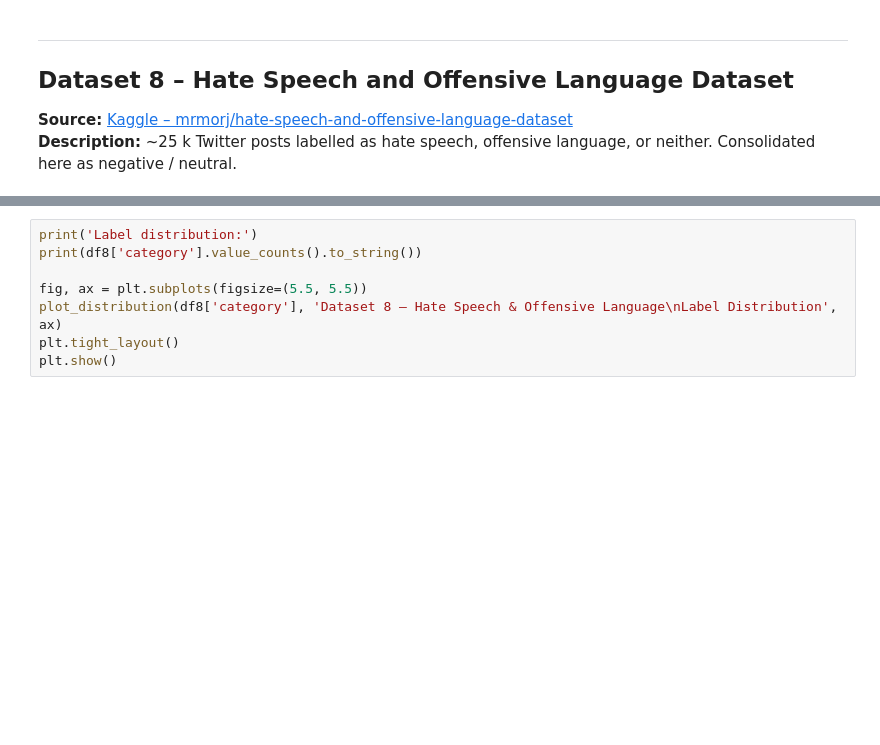
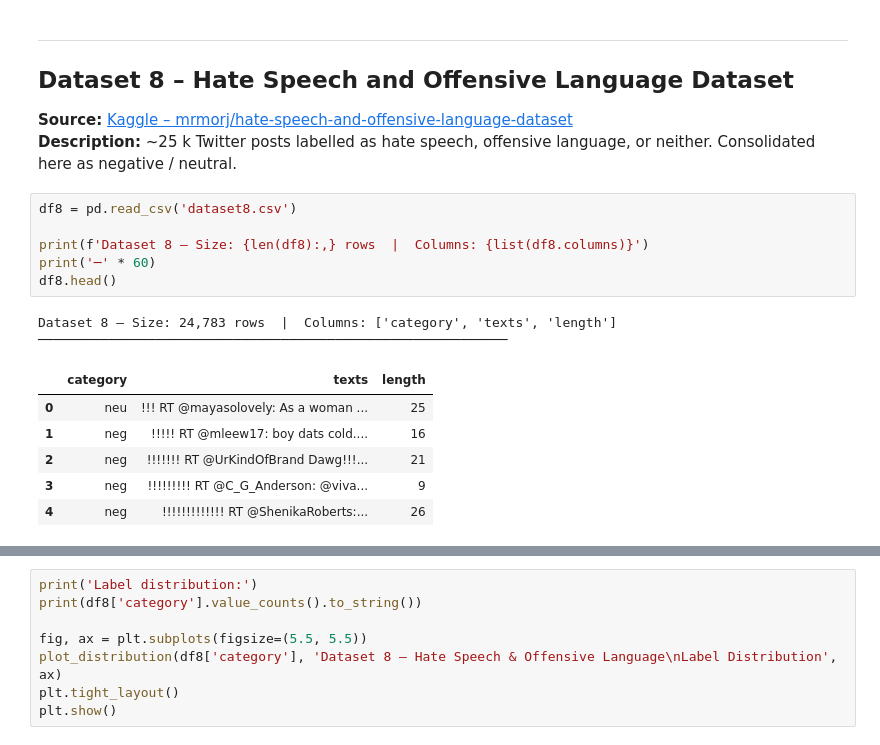
Before and after one commit to Takedaxz/THAI-MOD-Multilingual-Online-Toxicity-Detection-System, a Jupyter notebook: datasets/dataset_analysis.ipynb, the cells around one changed output, grey strips where cells are left out. Drawn from its saved outputs; the diff is of its cells as text; blank space fills up the shorter version.

```diff
--- a/datasets/dataset_analysis.ipynb
+++ b/datasets/dataset_analysis.ipynb
@@ -310,3 +310,18 @@ neu    914
 
 **Source:** [Kaggle – mrmorj/hate-speech-and-offensive-language-dataset](https://www.kaggle.com/datasets/mrmorj/hate-speech-and-offensive-language-dataset)
 **Description:** ~25 k Twitter posts labelled as hate speech, offensive language, or neither. Consolidated here as negative / neutral.
+# %%
+df8 = pd.read_csv('dataset8.csv')
+
+print(f'Dataset 8 – Size: {len(df8):,} rows  |  Columns: {list(df8.columns)}')
+print('─' * 60)
+df8.head()
+# %% [output]
+Dataset 8 – Size: 24,783 rows  |  Columns: ['category', 'texts', 'length']
+────────────────────────────────────────────────────────────
+|  | category | texts | length |
+| 0 | neu | !!! RT @mayasolovely: As a woman ... | 25 |
+| 1 | neg | !!!!! RT @mleew17: boy dats cold.... | 16 |
+| 2 | neg | !!!!!!! RT @UrKindOfBrand Dawg!!!... | 21 |
+| 3 | neg | !!!!!!!!! RT @C_G_Anderson: @viva... | 9 |
+| 4 | neg | !!!!!!!!!!!!! RT @ShenikaRoberts:... | 26 |
```
Also changed, not shown: parts of 2 cells of this notebook, 12 other files.
